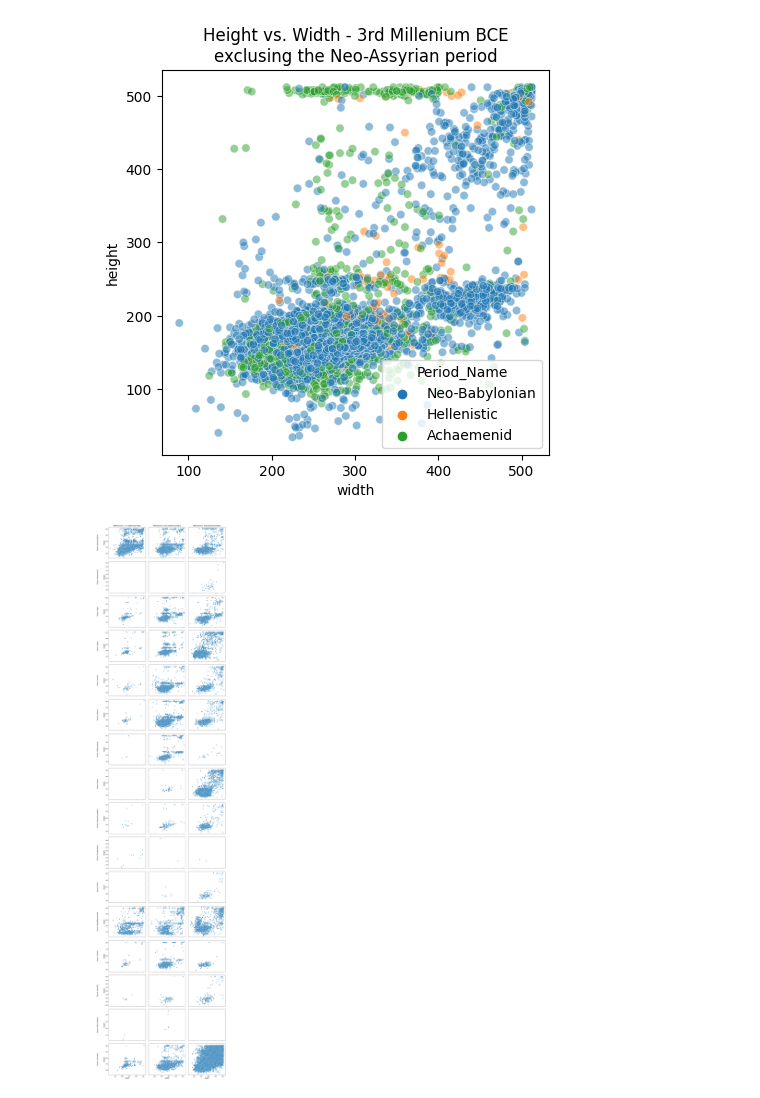
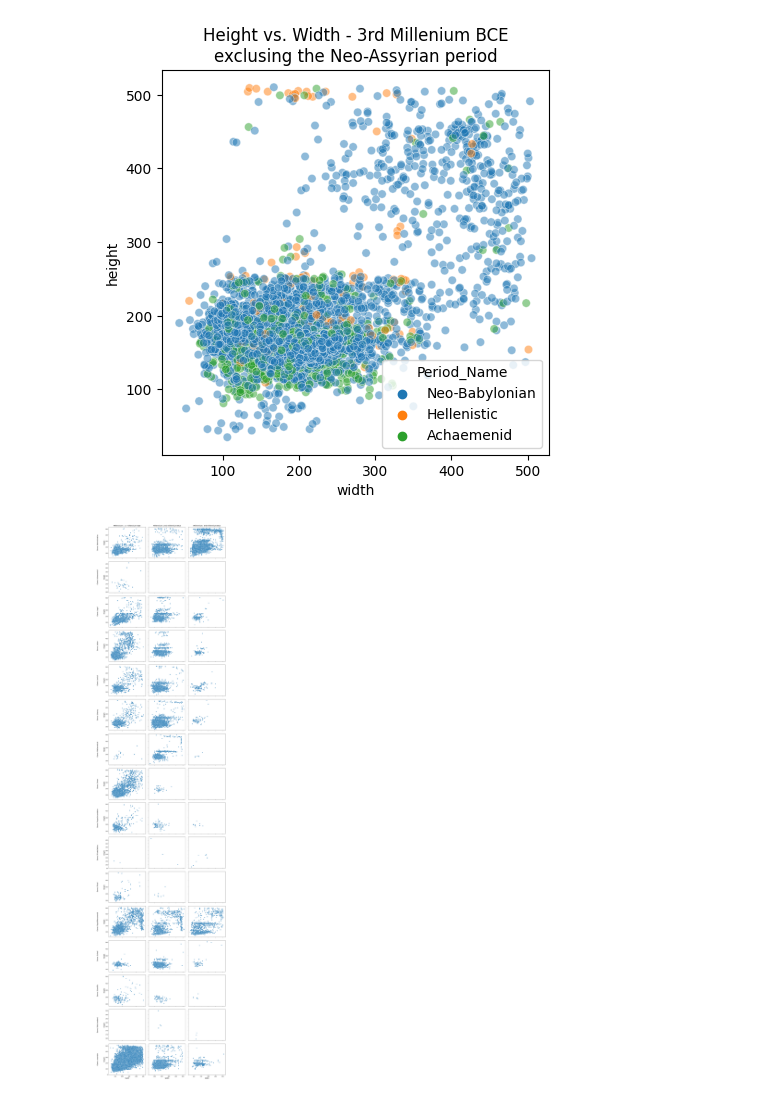
Before and after one commit to daniellekap/ShapingHistory, a Jupyter notebook: 2.1 EDA - height-weight ratio of tablets.ipynb, the cells around one changed output. Drawn from its saved outputs; the diff is of its cells as text; code cells hidden in the pictures.

```diff
--- a/2.1 EDA - height-weight ratio of tablets.ipynb
+++ b/2.1 EDA - height-weight ratio of tablets.ipynb
@@ -446,23 +455,17 @@ plt.show()
 # %%
 plt.figure(figsize=(5, 5))
-sns.scatterplot(y='height', x ='width', hue='Period_Name', data=ratio_df[(ratio_df["millennium"]=='3rd millennium BCE')&~(ratio_df["Period_Name"].isin(['other', 'Neo-Assyrian']))], alpha = 0.5)
+sns.scatterplot(y='height', x ='width', hue='Period_Name', data=ratio_df[(ratio_df["millennium"]=='1st millennium BCE')&~(ratio_df["Period_Name"].isin(['other', 'Neo-Assyrian']))], alpha = 0.5)
 plt.title("Height vs. Width - 3rd Millenium BCE\nexclusing the Neo-Assyrian period")
 plt.show()
 # %% [output]
-[figure, old version]
+[figure, new version]
 # %%
-import matplotlib.pyplot as plt
-import seaborn as sns
-
 max_cols = 3  # One column for each millennium
 
-# Get the unique genres and sort them for consistent ordering
-unique_genres = sorted(ratio_df["Genre_Name"].unique())
+unique_genres = sorted(ratio_df["Period_Name"].unique())
 
-# Number of rows is equal to the number of unique genres
 n_rows = len(unique_genres)
 
-# Adjust the figure size to decrease plot sizes
 fig_width = max_cols * 5  # Decrease width for smaller plots
 fig_height = n_rows * 4  # Decrease height accordingly
 fig, axes = plt.subplots(n_rows, max_cols, figsize=(fig_width, fig_height), sharex='col', sharey='row')
@@ -494,4 +497,4 @@ plt.tight_layout(pad=2.0)
 
 plt.show()
 # %% [output]
-[figure, old version]
+[figure, new version]
```
Also changed, not shown: parts of 51 cells of this notebook, 1 other file.
